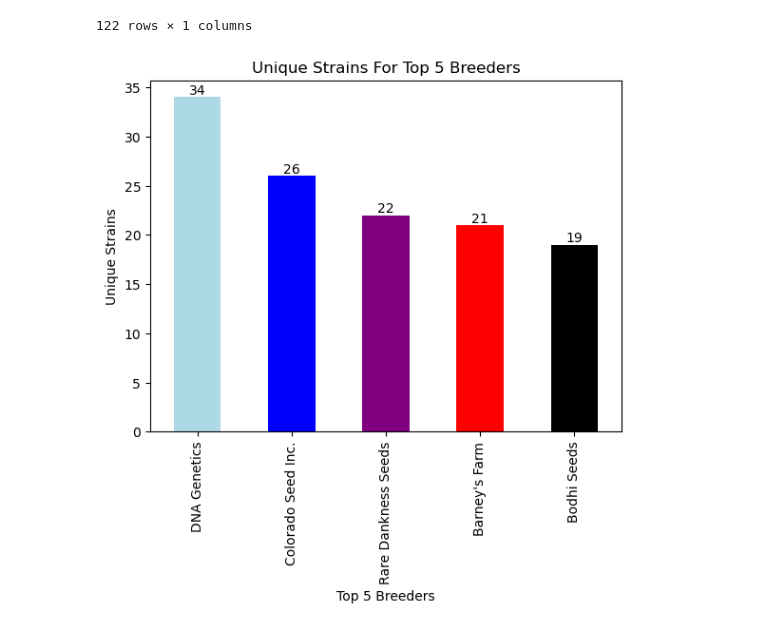
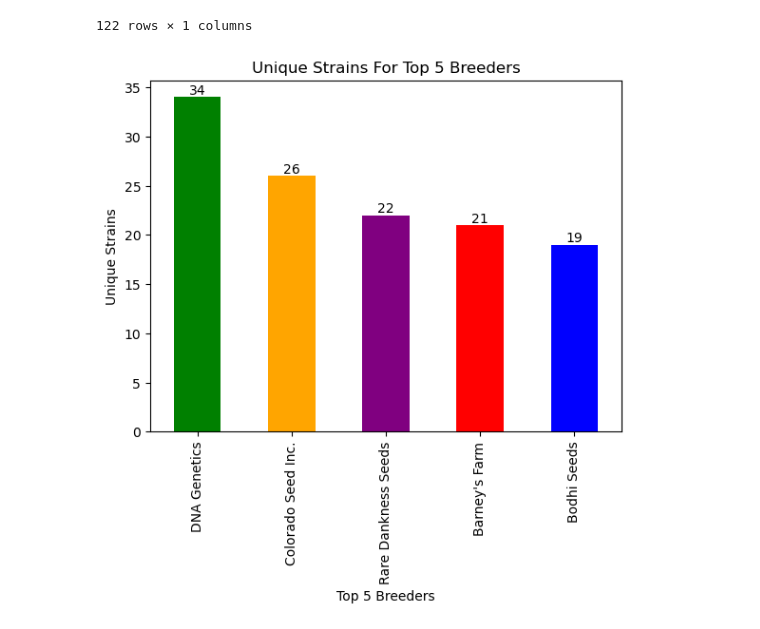
Before and after one commit to Berli85/SMU-Project-1-MaryJane, a Jupyter notebook: LattiWork/LATTIProject 1 Team 2 data.ipynb, the cells around one changed output. Cells and saved outputs as stored; diff of their text form; code cells hidden in the pictures.

```diff
--- a/LattiWork/LATTIProject 1 Team 2 data.ipynb
+++ b/LattiWork/LATTIProject 1 Team 2 data.ipynb
@@ -311,14 +311,14 @@ top5_breeders_count_df=pd.DataFrame({'breeders':top5_breeders_count.index, 'coun
 # top5_breeders_count.plot(kind='bar')
 # %%
 # Create a bar chart that shows the count of unique strains grown by the Top 5 Breeders
-color = ['lightblue', 'blue', 'purple', 'red', 'black']
+color = ['green', 'orange', 'purple', 'red', 'blue']
 ax = top5_breeders_count_df.plot.bar(x='breeders', y='count', legend=False, color=color)
 
 #annotate bars
 ax.bar_label(ax.containers[0])
 plt.xlabel('Top 5 Breeders')
 plt.ylabel('Unique Strains')
 plt.title('Unique Strains For Top 5 Breeders')
 plt.show()
 # %% [output]
-[figure, old version]
+[figure, new version]
```
Also changed, not shown: parts of 7 cells of this notebook.
